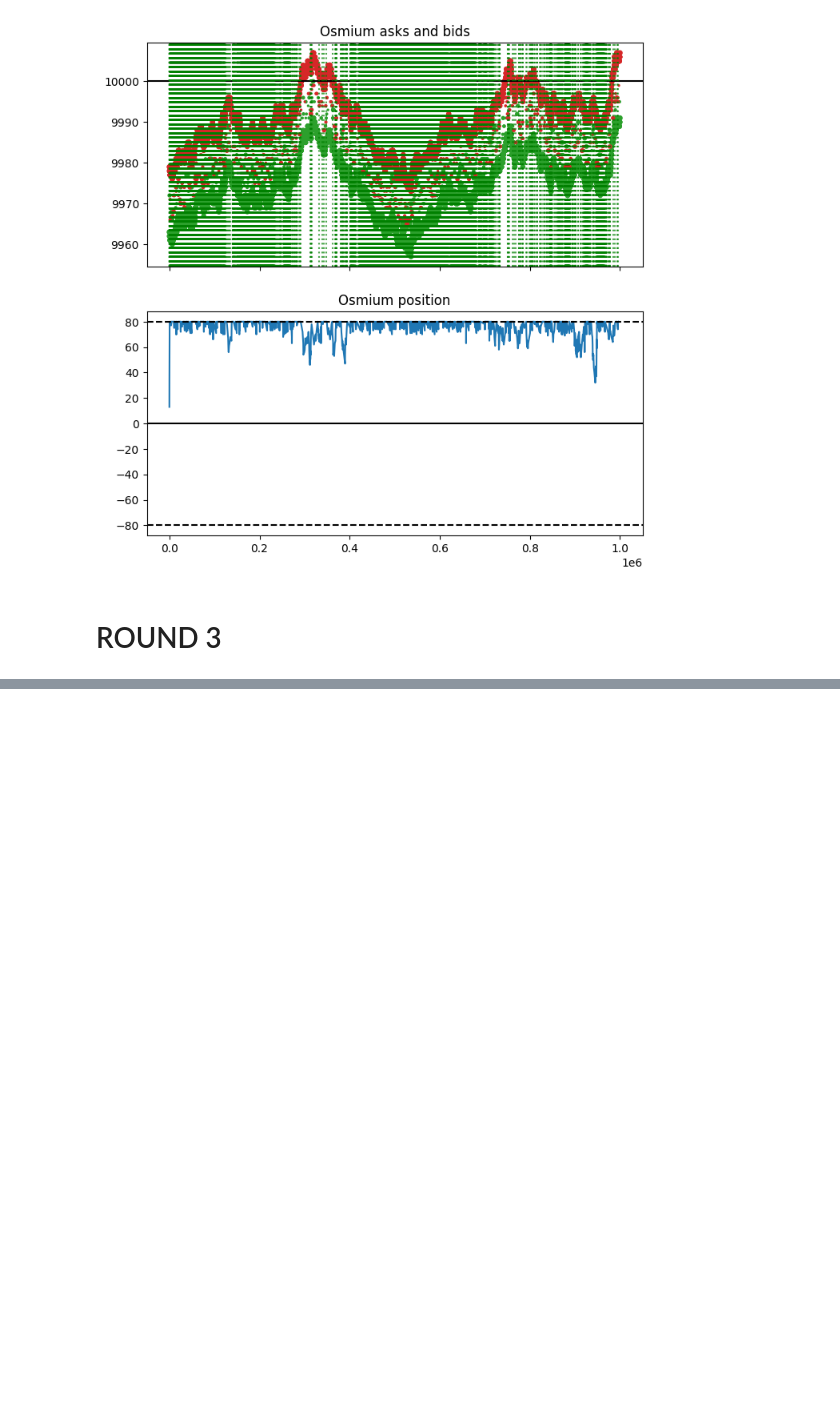
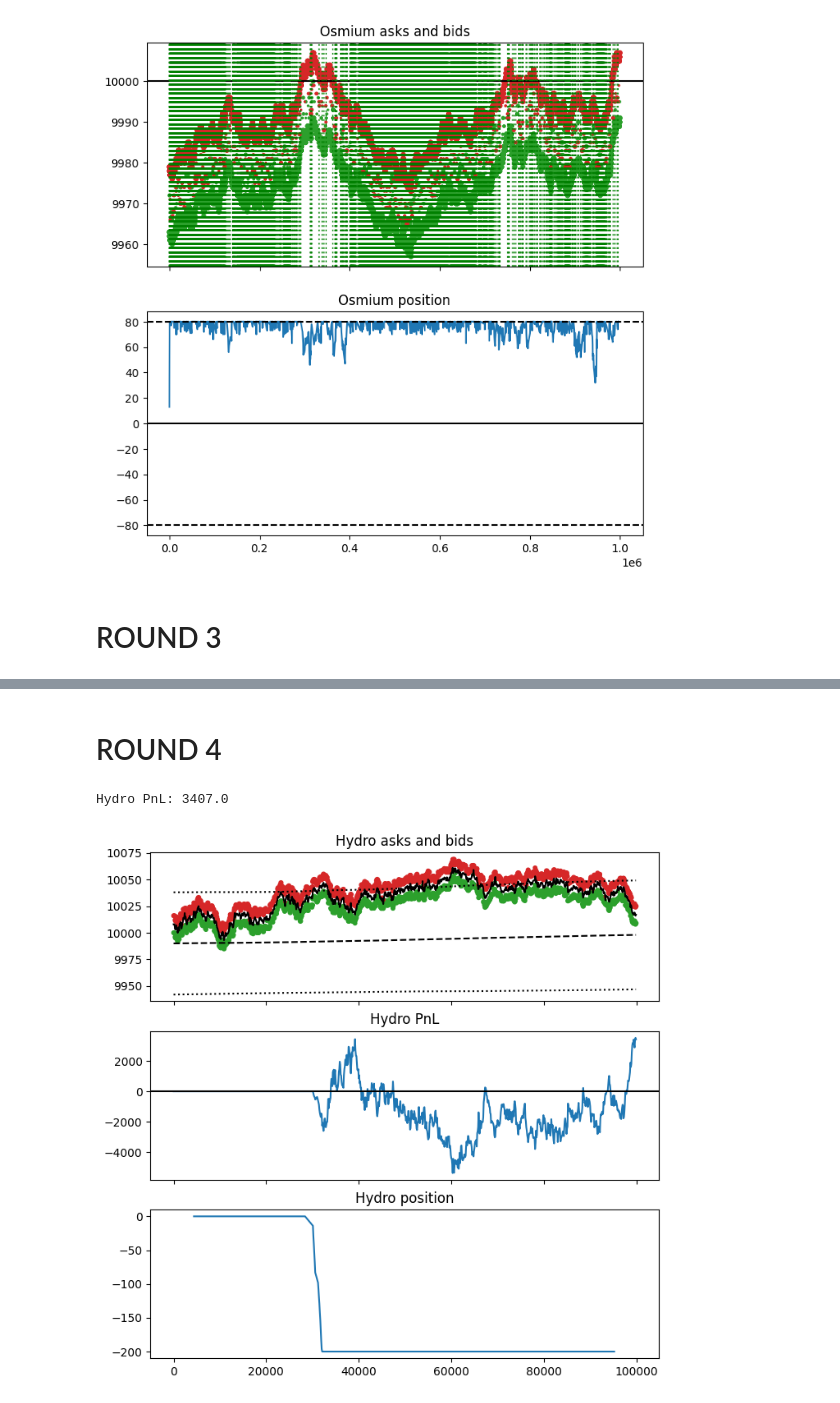
Before and after one commit to aemilani/imc-prosperity-4, a Jupyter notebook: notebooks/logs.ipynb, the cells around one changed output, grey strips where cells are left out. Saved outputs shown, nothing was run; the diff lists cells and outputs as text; code cells hidden in the pictures; blank space fills up the shorter version.

```diff
--- a/notebooks/logs.ipynb
+++ b/notebooks/logs.ipynb
@@ -458,0 +459,2 @@ Total PnL: 31042.832763671875
+# %% [markdown]
+# ROUND 4
@@ -458,0 +493,61 @@ Total PnL: 31042.832763671875
+# %%
+zip_file_path = '../data/logs/round_4/487729.zip'
+with zipfile.ZipFile(zip_file_path, 'r') as archive:
+    files = archive.namelist()
+    json_filename = [f for f in files if f[-4:]=='json']
+    log_filename = [f for f in files if f[-3:]=='log']
+    assert len(json_filename) == 1, "More than one json file in the log archive"
+    assert len(log_filename) == 1, "More than one log file in the log archive"
+    json_filename = json_filename[0]
+    log_filename = log_filename[0]
+
+    with archive.open(json_filename) as json_file:
+        data_json = json.load(json_file)
+    with archive.open(log_filename) as log_file:
+        data_log = json.load(log_file)
+
+activities = pd.read_csv(io.StringIO(data_log['activitiesLog']), sep=';')
+trades = pd.DataFrame(data_log['tradeHistory'])
+# %%
+total_pnl = 0
+# %%
+price_hydro = activities[activities['product'] == 'HYDROGEL_PACK'].reset_index(drop=True).set_index('timestamp')
+trades_hydro = trades[trades['symbol'] == 'HYDROGEL_PACK'].reset_index(drop=True).set_index('timestamp')
+
+trades_hydro = trades_hydro.assign(
+    traded=lambda x: np.where(
+        x['buyer'] == 'SUBMISSION',
+        x['quantity'],
+        np.where(
+            x['seller'] == 'SUBMISSION',
+            -x['quantity'],
+            0
+        )
+    )
+)
+trades_hydro = trades_hydro.assign(position=lambda x: np.cumsum(x['traded']))
+
+print(f"Hydro PnL: {price_hydro['profit_and_loss'].iloc[-1]}")
+total_pnl += price_hydro['profit_and_loss'].iloc[-1]
+
+ema_mean = 9990
+ema_std = 32
+price_hydro = get_thrs(price_hydro, ema_mean, ema_std)
+
+fig, ax = plt.subplots(3, 1, figsize=(8, 8), sharex=True)
+ax[0].scatter(price_hydro.index, price_hydro['bid_price_1'], s=price_hydro['bid_volume_1'], c='tab:green')
+ax[0].scatter(price_hydro.index, price_hydro['ask_price_1'], s=price_hydro['ask_volume_1'], c='tab:red')
+ax[0].plot(price_hydro['mid_price'], label='Filtered Mid Price', c='k')
+ax[0].plot(price_hydro['estimated_mean'], label='EMA Mean', color='k', linestyle='dashed')
+ax[0].plot(price_hydro['estimated_mean'] + 1.5 * price_hydro['estimated_std'], color='k', linestyle='dotted', label='+1.5 Std')
+ax[0].plot(price_hydro['estimated_mean'] - 1.5 * price_hydro['estimated_std'], color='k', linestyle='dotted', label='-1.5 Std')
+ax[0].set_title('Hydro asks and bids')
+ax[1].plot(price_hydro['profit_and_loss'])
+ax[1].axhline(0, c='k')
+ax[1].set_title('Hydro PnL')
+ax[2].plot(trades_hydro['position'])
+ax[2].set_title('Hydro position')
+plt.show()
+# %% [output]
+Hydro PnL: 3407.0
+[figure, added]
```
Also changed, not shown: parts of 9 cells of this notebook, 30 other files.
